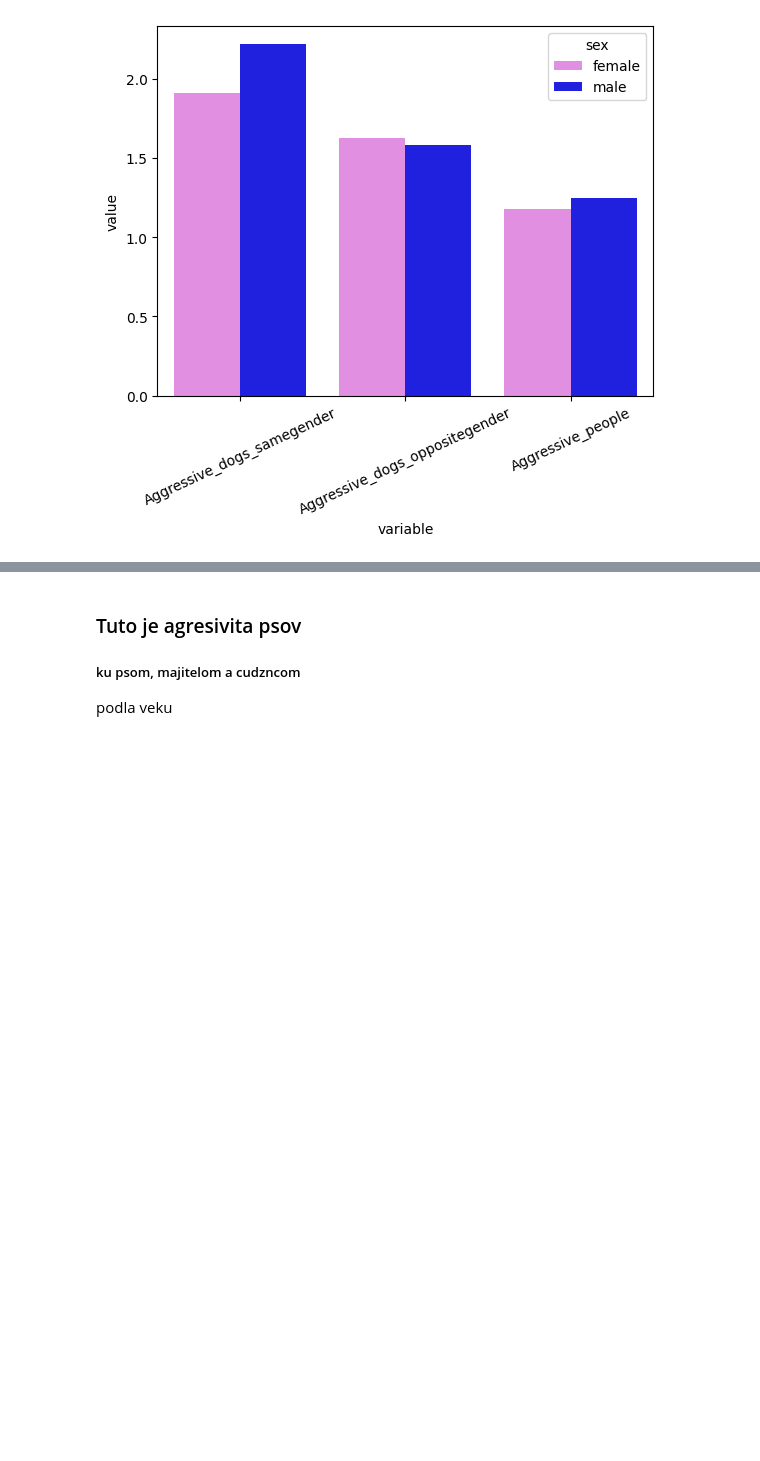
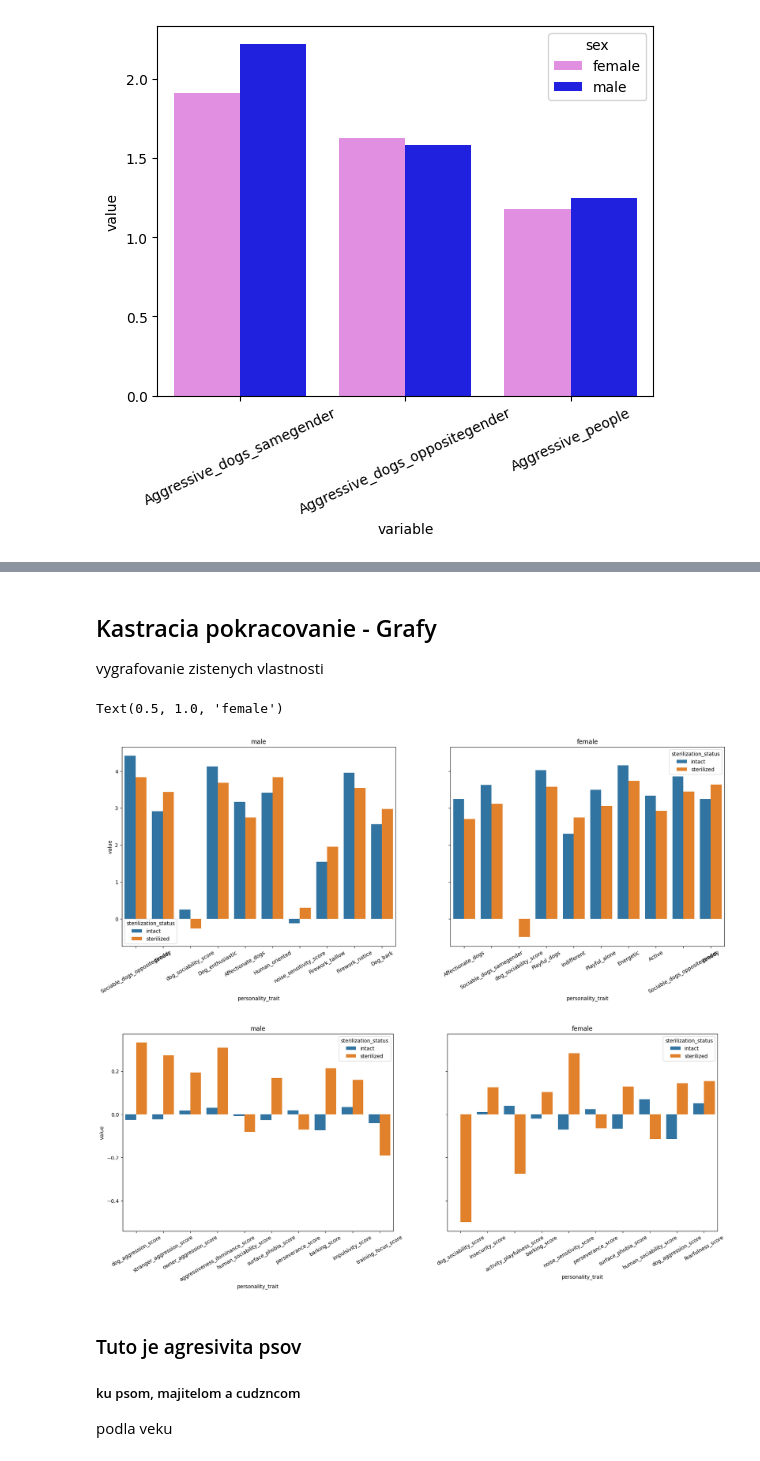
Before and after one commit to Retr-1/AnalyzaPsy, a Jupyter notebook: Analyza_psy_Timo.ipynb, the cells around one changed output, grey strips where cells are left out. Drawn from its saved outputs; the diff is of its cells as text; code cells hidden in the pictures; blank space fills up the shorter version.

```diff
--- a/Analyza_psy_Timo.ipynb
+++ b/Analyza_psy_Timo.ipynb
@@ -179,10 +112,26 @@ idem skusit najst navacsie rozdiely po vykastrovani samca a vykastrovani samicky
 # %%
+pocet = 10
+
+kastracia_male = dogs.query('sex=="male"').groupby("sterilization_status").mean(numeric_only=True).transpose().iloc[8:]
+kastracia_male.columns.name = None
+kastracia_male["personality_trait"] = kastracia_male.index
+
 kastracia_rozdiely_male = kastracia_male.copy(deep=True)
 kastracia_rozdiely_male["diff"] = abs(kastracia_rozdiely_male["intact"] - kastracia_rozdiely_male["sterilized"])
 kastracia_rozdiely_male["relative_diff"] = abs((kastracia_rozdiely_male["intact"] - kastracia_rozdiely_male["sterilized"])/kastracia_rozdiely_male["intact"])
-display(kastracia_rozdiely_male.sort_values('diff', ascending=False).head(15))
-display(kastracia_rozdiely_male.sort_values('relative_diff', ascending=False))
+
+index_male_diff = list(kastracia_rozdiely_male.sort_values('diff', ascending=False).head(pocet).index)
+index_male_rel_diff = list(kastracia_rozdiely_male.sort_values('relative_diff', ascending=False).head(pocet).index)
+
+###############################################################################################################################
+
+kastracia_female = dogs.query('sex=="female"').groupby("sterilization_status").mean(numeric_only=True).transpose().iloc[8:]
+kastracia_female.columns.name = None
+kastracia_female["personality_trait"] = kastracia_female.index
 
 kastracia_rozdiely_female = kastracia_female.copy(deep=True)
 kastracia_rozdiely_female["diff"] = abs(kastracia_rozdiely_female["intact"] - kastracia_rozdiely_female["sterilized"])
 kastracia_rozdiely_female["relative_diff"] = abs((kastracia_rozdiely_female["intact"] - kastracia_rozdiely_female["sterilized"])/kastracia_rozdiely_female["intact"])
+
+index_female_diff = list(kastracia_rozdiely_female.sort_values('diff', ascending=False).head(pocet).index)
+index_female_rel_diff = list(kastracia_rozdiely_female.sort_values('relative_diff', ascending=False).head(pocet).index)
@@ -221,3 +138,34 @@ kastracia_rozdiely_female["relative_diff"] = abs((kastracia_rozdiely_female["int
+# %% [markdown]
+## Kastracia pokracovanie - Grafy
+vygrafovanie zistenych vlastnosti
+# %%
+dogs_melted_male_diff = kastracia_male.loc[index_male_diff, :].melt(id_vars=["personality_trait"], var_name='sterilization_status').set_index("personality_trait")
+dogs_melted_female_diff = kastracia_female.loc[index_female_diff, :].melt(id_vars=["personality_trait"], var_name='sterilization_status').set_index("personality_trait")
+
+figure, axes = plt.subplots(1, 2, figsize=(21, 7), sharey=True)
+sns.barplot(data=dogs_melted_male_diff, x=dogs_melted_male_diff.index, y="value", hue="sterilization_status", ax=axes[0])
+axes[0].tick_params(axis='x', rotation=30)
+axes[0].set_title("male")
+sns.barplot(data=dogs_melted_female_diff, x=dogs_melted_female_diff.index, y="value", hue="sterilization_status", ax=axes[1])
+axes[1].tick_params(axis='x', rotation=30)
+axes[1].set_title("female")
+
+###########################################
+
+dogs_melted_male_rel_diff = kastracia_male.loc[index_male_rel_diff, :].melt(id_vars=["personality_trait"], var_name='sterilization_status').set_index("personality_trait")
+dogs_melted_female_rel_diff = kastracia_female.loc[index_female_rel_diff, :].melt(id_vars=["personality_trait"], var_name='sterilization_status').set_index("personality_trait")
+
+figure, axes = plt.subplots(1, 2, figsize=(21, 7), sharey=True)
+sns.barplot(data=dogs_melted_male_rel_diff, x=dogs_melted_male_rel_diff.index, y="value", hue="sterilization_status", ax=axes[0])
+axes[0].tick_params(axis='x', rotation=30)
+axes[0].set_title("male")
+sns.barplot(data=dogs_melted_female_rel_diff, x=dogs_melted_female_rel_diff.index, y="value", hue="sterilization_status", ax=axes[1])
+axes[1].tick_params(axis='x', rotation=30)
+axes[1].set_title("female")
+# %% [output]
+Text(0.5, 1.0, 'female')
+[figure, added]
+[figure, added]
 # %% [markdown]
 ### Tuto je agresivita psov
 ##### ku psom, majitelom a cudzncom
```
Also changed, not shown: parts of 5 cells of this notebook.
